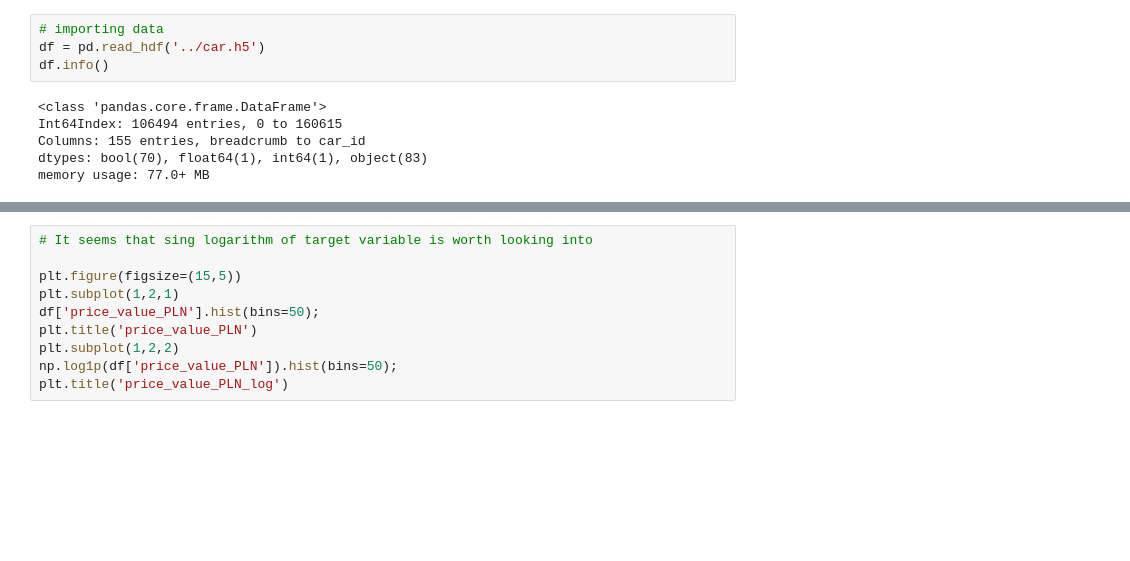
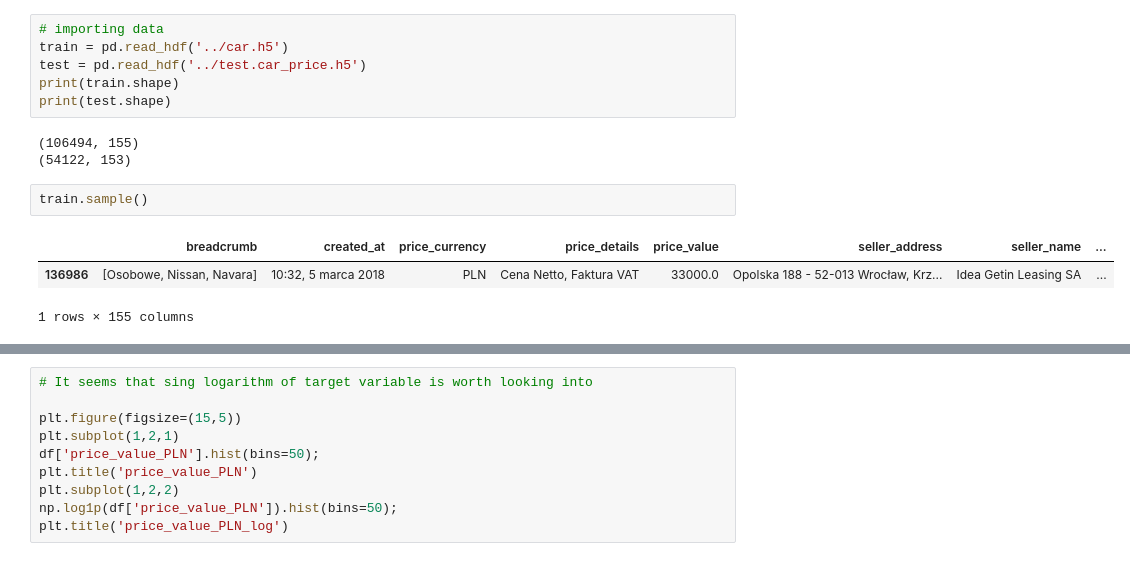
Before and after one commit to JakubStanczak/Car_price_predict, a Jupyter notebook: Car_price.ipynb, the cells around one changed output, grey strips where cells are left out. Drawn from its saved outputs; the diff is of its cells as text; blank space fills up the shorter version.

```diff
--- a/Car_price.ipynb
+++ b/Car_price.ipynb
@@ -27,10 +25,15 @@ Using TensorFlow backend.
 # %%
 # importing data
-df = pd.read_hdf('../car.h5')
-df.info()
+train = pd.read_hdf('../car.h5')
+test = pd.read_hdf('../test.car_price.h5')
+print(train.shape)
+print(test.shape)
 # %% [output]
-<class 'pandas.core.frame.DataFrame'>
-Int64Index: 106494 entries, 0 to 160615
-Columns: 155 entries, breadcrumb to car_id
-dtypes: bool(70), float64(1), int64(1), object(83)
-memory usage: 77.0+ MB
+(106494, 155)
+(54122, 153)
+# %%
+train.sample()
+# %% [output]
+|  | breadcrumb | created_at | price_currency | price_details | price_value | seller_address | seller_name | ... |
+| 136986 | [Osobowe, Nissan, Navara] | 10:32, 5 marca 2018 | PLN | Cena Netto, Faktura VAT | 33000.0 | Opolska 188 - 52-013 Wrocław, Krz... | Idea Getin Leasing SA | ... |
+1 rows × 155 columns
```
Also changed, not shown: parts of 50 cells of this notebook.
